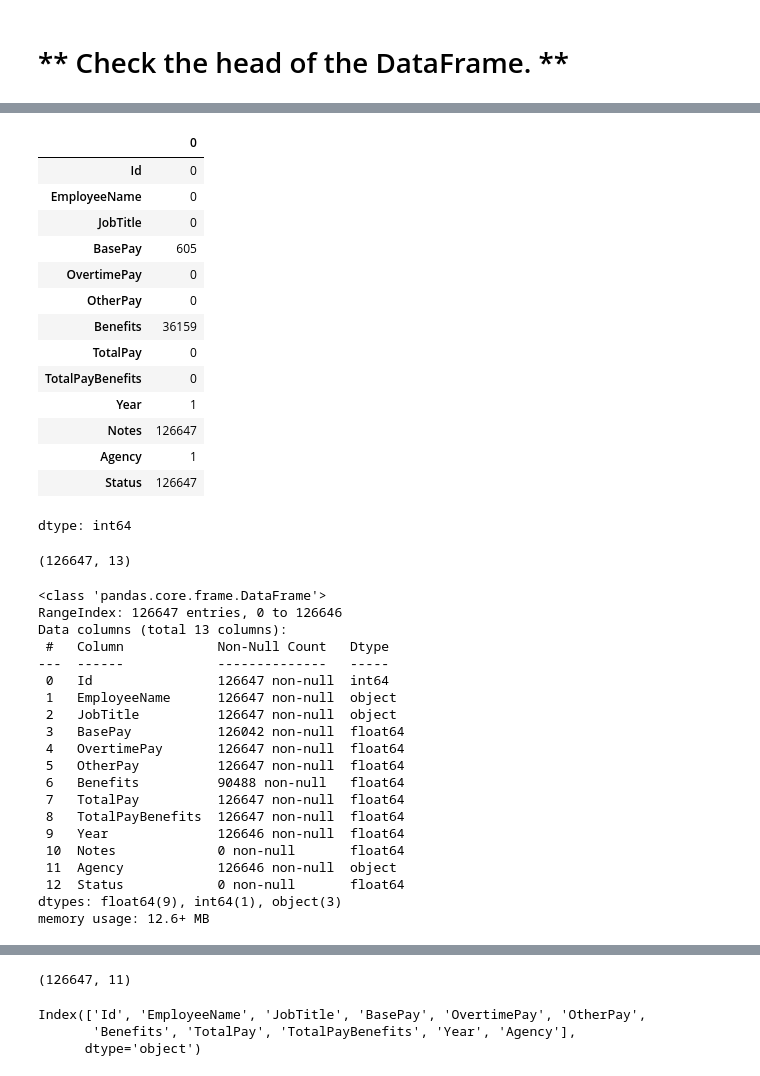
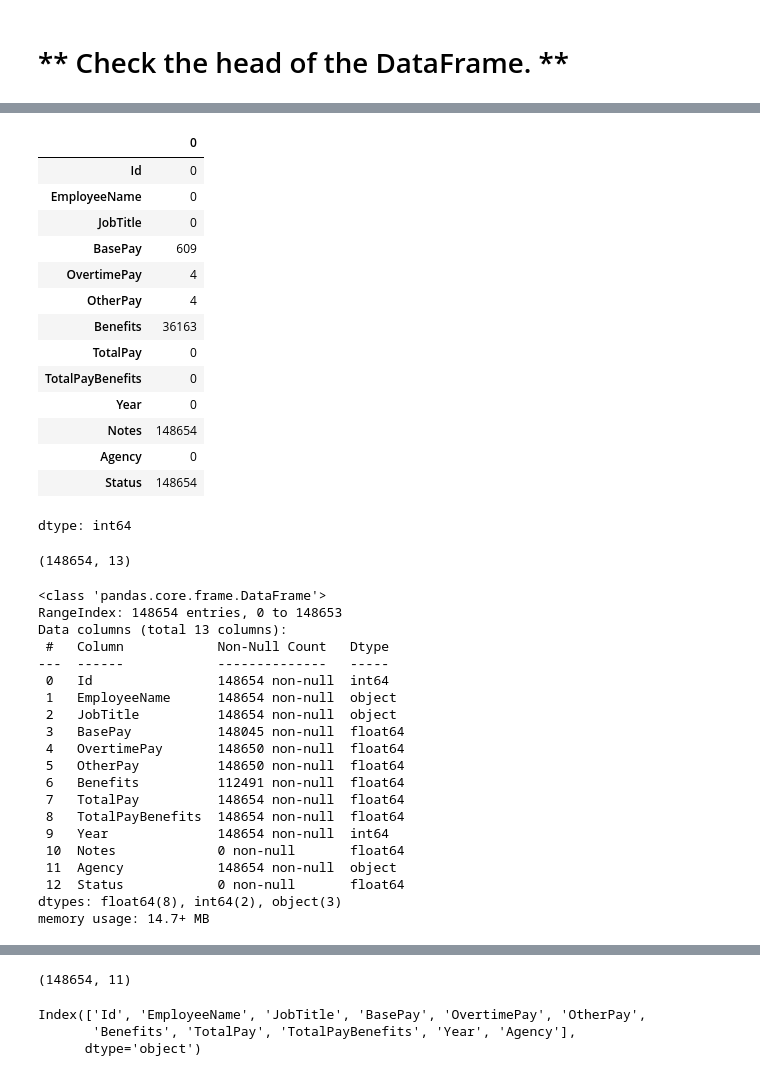
Before and after one commit to madhurachougule/Assignments, a Jupyter notebook: Empty_Employee_DB_Project.ipynb, the cells around one changed output, grey strips where cells are left out. Drawn from its saved outputs; the diff is of its cells as text; code cells hidden in the pictures.

```diff
--- a/Empty_Employee_DB_Project.ipynb
+++ b/Empty_Employee_DB_Project.ipynb
@@ -14,5 +14,5 @@ import matplotlib.pyplot as plt
 # %%
 import pandas as pd
 path ="/content/Salaries.csv"
-i = pd.read_csv(path)
-i.head()
+sal = pd.read_csv(path)
+sal.head()
@@ -36,51 +29,51 @@ data.head()
 | 4 | 5 | PATRICK GARDNER | DEPUTY CHIEF OF DEPARTMENT,(FIRE ... | 134401.60 | 9737.00 | 182234.59 | NaN | 326373.19 | 326373.19 | ... |
 # %%
 # Check nan values
-data.isna().sum()
+sal.isna().sum()
 # %% [output]
 |  | 0 |
 | Id | 0 |
 | EmployeeName | 0 |
 | JobTitle | 0 |
-| BasePay | 605 |
-| OvertimePay | 0 |
-| OtherPay | 0 |
-| Benefits | 36159 |
+| BasePay | 609 |
+| OvertimePay | 4 |
+| OtherPay | 4 |
+| Benefits | 36163 |
 | TotalPay | 0 |
 | TotalPayBenefits | 0 |
-| Year | 1 |
-| Notes | 126647 |
-| Agency | 1 |
-| Status | 126647 |
+| Year | 0 |
+| Notes | 148654 |
+| Agency | 0 |
+| Status | 148654 |
 dtype: int64
 # %%
 #total reords , rows and columns
-data.shape
+sal.shape
 # %% [output]
-(126647, 13)
+(148654, 13)
 # %%
 #check feature names
-data.info()
+sal.info()
 # %% [output]
 <class 'pandas.core.frame.DataFrame'>
-RangeIndex: 126647 entries, 0 to 126646
+RangeIndex: 148654 entries, 0 to 148653
 Data columns (total 13 columns):
  #   Column            Non-Null Count   Dtype
 ---  ------            --------------   -----
- 0   Id                126647 non-null  int64
- 1   EmployeeName      126647 non-null  object
- 2   JobTitle          126647 non-null  object
- 3   BasePay           126042 non-null  float64
- 4   OvertimePay       126647 non-null  float64
- 5   OtherPay          126647 non-null  float64
- 6   Benefits          90488 non-null   float64
- 7   TotalPay          126647 non-null  float64
- 8   TotalPayBenefits  126647 non-null  float64
- 9   Year              126646 non-null  float64
+ 0   Id                148654 non-null  int64
+ 1   EmployeeName      148654 non-null  object
+ 2   JobTitle          148654 non-null  object
+ 3   BasePay           148045 non-null  float64
+ 4   OvertimePay       148650 non-null  float64
+ 5   OtherPay          148650 non-null  float64
+ 6   Benefits          112491 non-null  float64
+ 7   TotalPay          148654 non-null  float64
+ 8   TotalPayBenefits  148654 non-null  float64
+ 9   Year              148654 non-null  int64
  10  Notes             0 non-null       float64
- 11  Agency            126646 non-null  object
+ 11  Agency            148654 non-null  object
  12  Status            0 non-null       float64
-dtypes: float64(9), int64(1), object(3)
-memory usage: 12.6+ MB
+dtypes: float64(8), int64(2), object(3)
+memory usage: 14.7+ MB
 # %%
 #drop Notes and Status columns
@@ -92,8 +85,8 @@ data[:2]
 | 1 | 2 | GARY JIMENEZ | CAPTAIN III (POLICE DEPARTMENT) | 155966.02 | 245131.88 | 137811.38 | NaN | 538909.28 | 538909.28 | ... |
 # %%
 #check new shape
-n.shape
+sal.shape
 # %% [output]
-(126647, 11)
+(148654, 11)
 # %%
 #check columns
```
Also changed, not shown: parts of 32 cells of this notebook.
